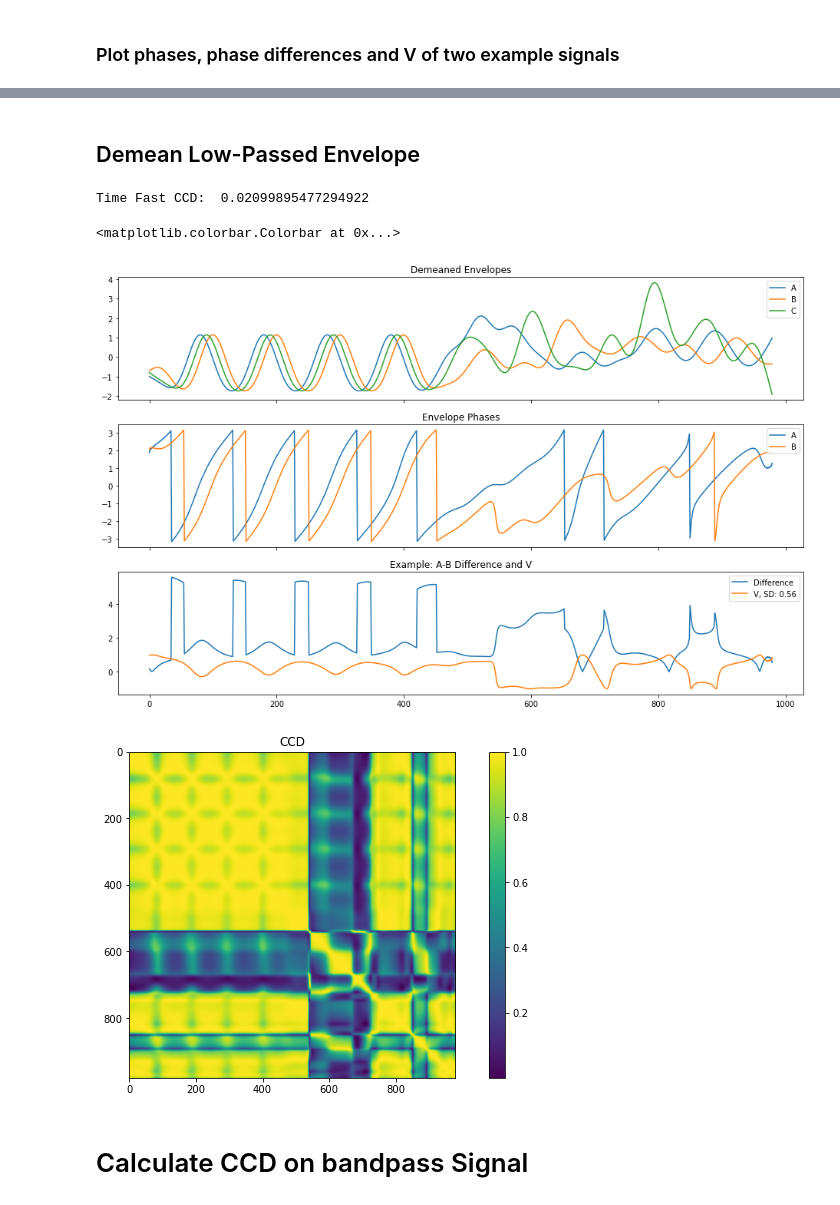
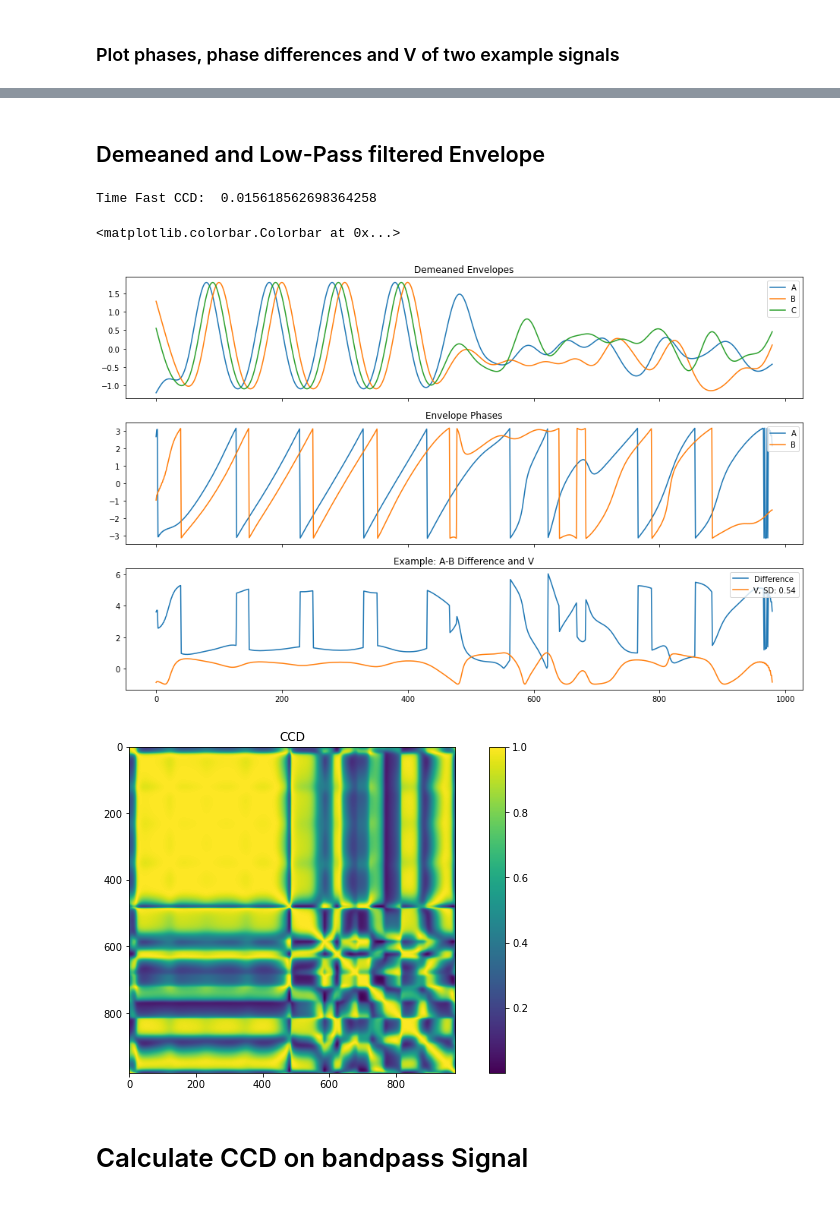
Before and after one commit to FabianKamp/Network_Dynamics, a Jupyter notebook: CCD_Simulation.ipynb, the cells around one changed output, grey strips where cells are left out. Drawn from its saved outputs; the diff is of its cells as text; code cells hidden in the pictures.

```diff
--- a/CCD_Simulation.ipynb
+++ b/CCD_Simulation.ipynb
@@ -33,9 +34,9 @@ c = s[shift//2:-shift//2].copy()
 
 # set second half of the signal to noise
 noise_timepoints = timepoints//2
-a[-noise_timepoints:] = filter(np.random.rand(noise_timepoints)*20, fsample, carrier_freq-2, carrier_freq+2)
-b[-noise_timepoints:] = filter(np.random.rand(noise_timepoints)*20, fsample, carrier_freq-2, carrier_freq+2)
-c[-noise_timepoints:] = filter(np.random.rand(noise_timepoints)*20, fsample, carrier_freq-2, carrier_freq+2)
+a[-noise_timepoints:] = filter(np.random.rand(noise_timepoints)*10, fsample, carrier_freq-2, carrier_freq+2)
+b[-noise_timepoints:] = filter(np.random.rand(noise_timepoints)*10, fsample, carrier_freq-2, carrier_freq+2)
+c[-noise_timepoints:] = filter(np.random.rand(noise_timepoints)*10, fsample, carrier_freq-2, carrier_freq+2)
 signals = np.stack([a,b,c])
 
 # calculate analytic signal and envelope
@@ -171,0 +182,31 @@ Slow and fast CCD are equal:  True
+# %%
+d_envelopes = envelopes-np.mean(envelopes, keepdims=True)
+#calculate phase of envelope
+v, phases, diff_phases = calc_v(d_envelopes)
+
+# Plot
+fig, axes = plt.subplots(3,1, figsize=(16,10), sharex=True)
+axes[0].set_title('Demeaned Envelopes')
+for n, envelope in enumerate(d_envelopes):
+    axes[0].plot(envelope, label=names[n])
+    axes[0].legend(loc='upper right')
+
+
+axes[1].set_title('Demeaned Envelope Phases')
+for n, phase in enumerate(phases[:2,:]):
+    axes[1].plot(phase, label=names[n])
+    axes[1].legend(loc='upper right')
+
+
+axes[2].set_title('Example: A-B Difference and V')
+axes[2].plot(diff_phases[1,:], label='Difference')
+axes[2].plot(v[1,:], label=f'V, SD: {np.round(np.std(v[1,:]),2)}')
+axes[2].legend(loc='upper right')
+
+# Calculate ccd matrix
+ccd = ccd_fast(v)
+
+# Plot
+fig, axes = plt.subplots(figsize=(12,6))
+cax = axes.imshow(ccd); axes.set_title('Demeaned CCD')
+fig.colorbar(cax)
@@ -225,43 +270,43 @@ Time Fast CCD:  0.0
 # %% [markdown]
-## Demean Low-Passed Envelope
+## Demeaned and Low-Pass filtered Envelope
 # %%
 # Demean envelope
-d_envelopes = low_envelopes-np.mean(low_envelopes,keepdims=True)
+dl_envelopes = low_envelopes-np.mean(low_envelopes,keepdims=True)
 
 #calculate phase of envelope
-v, phases, diff_phases = calc_v(d_envelopes)
+v, phases, diff_phases = calc_v(dl_envelopes)
 
 # Plot
 fig, axes = plt.subplots(3,1, figsize=(16,10), sharex=True)
 axes[0].set_title('Demeaned Envelopes')
-for n, envelope in enumerate(d_envelopes):
+for n, envelope in enumerate(dl_envelopes):
     axes[0].plot(envelope, label=names[n])
     axes[0].legend(loc='upper right')
 
 
 axes[1].set_title('Envelope Phases')
 for n, phase in enumerate(phases[:2,:]):
     axes[1].plot(phase, label=names[n])
     axes[1].legend(loc='upper right')
 
 
 axes[2].set_title('Example: A-B Difference and V')
 axes[2].plot(diff_phases[1,:], label='Difference')
 axes[2].plot(v[1,:], label=f'V, SD: {np.round(np.std(v[1,:]),2)}')
 axes[2].legend(loc='upper right')
 
 # Calculate ccd matrix
 ccd = ccd_fast(v)
 
 # Plot
 fig, axes = plt.subplots(figsize=(12,6))
 cax = axes.imshow(ccd); axes.set_title('CCD')
 fig.colorbar(cax)
 # %% [output]
-Time Fast CCD:  0.02099895477294922
+Time Fast CCD:  0.015618562698364258
 <matplotlib.colorbar.Colorbar at 0x...>
-[figure, old version]
+[figure, new version]
-[figure, old version]
+[figure, new version]
 # %% [markdown]
 # Calculate CCD on bandpass Signal
 # %%
```
Also changed, not shown: parts of 11 cells of this notebook.
